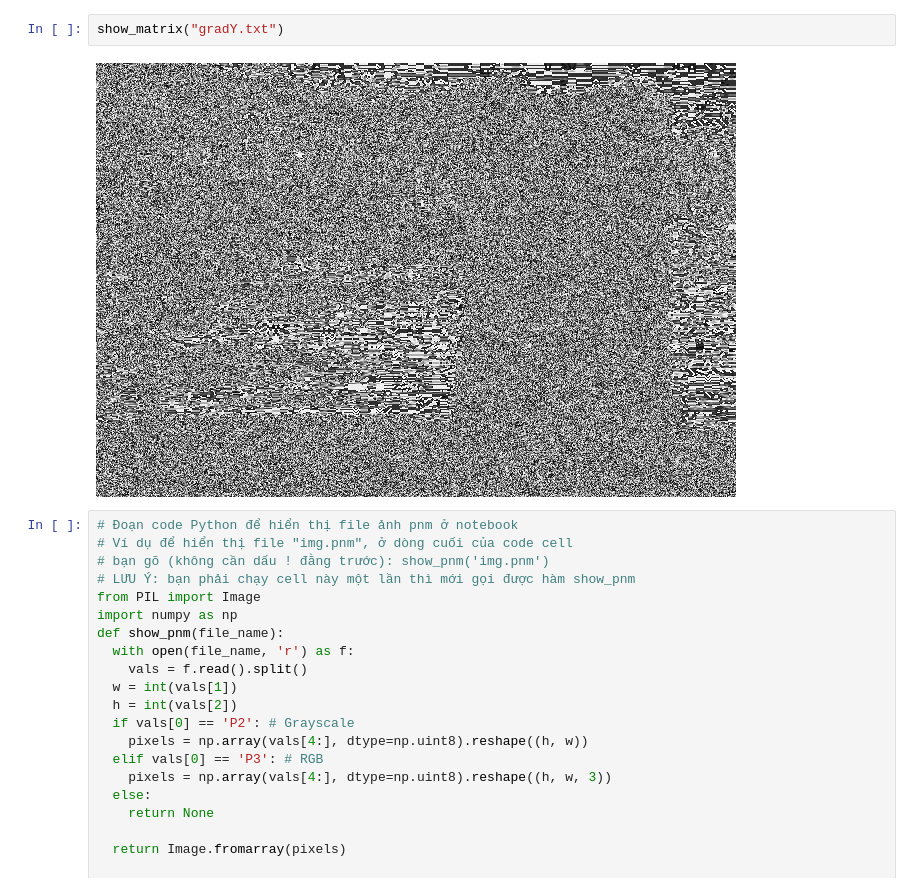
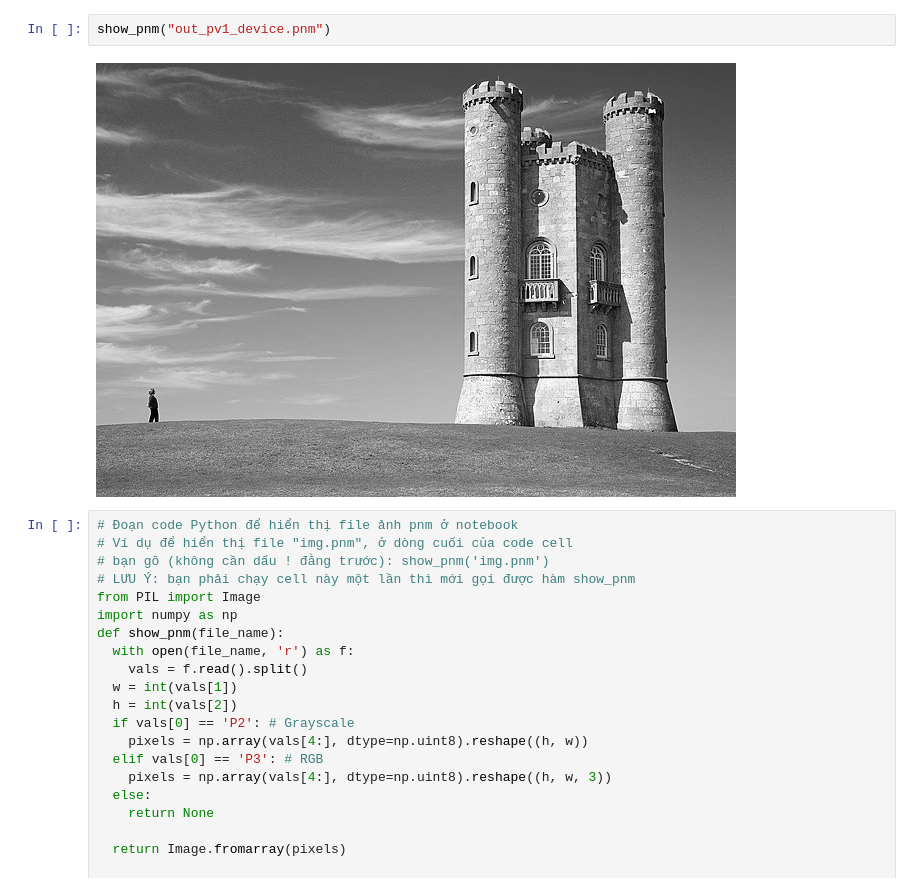
Before and after one commit to Dontregret9/Seam-carving, a Jupyter notebook: Seam_Carving.ipynb, the cells around one changed output. Drawn from its saved outputs; the diff is of its cells as text.

```diff
--- a/Seam_Carving.ipynb
+++ b/Seam_Carving.ipynb
@@ -26,7 +19,7 @@ show_matrix("gradX.txt")
-# %%
-show_matrix("gradY.txt")
-# %% [output]
-[figure, removed]
+# %%
+show_pnm("out_pv1_device.pnm")
+# %% [output]
+[figure, added]
 # %%
 # Đoạn code Python để hiển thị file ảnh pnm ở notebook
 # Ví dụ để hiển thị file "img.pnm", ở dòng cuối của code cell
```
Also changed, not shown: parts of 12 cells of this notebook.
